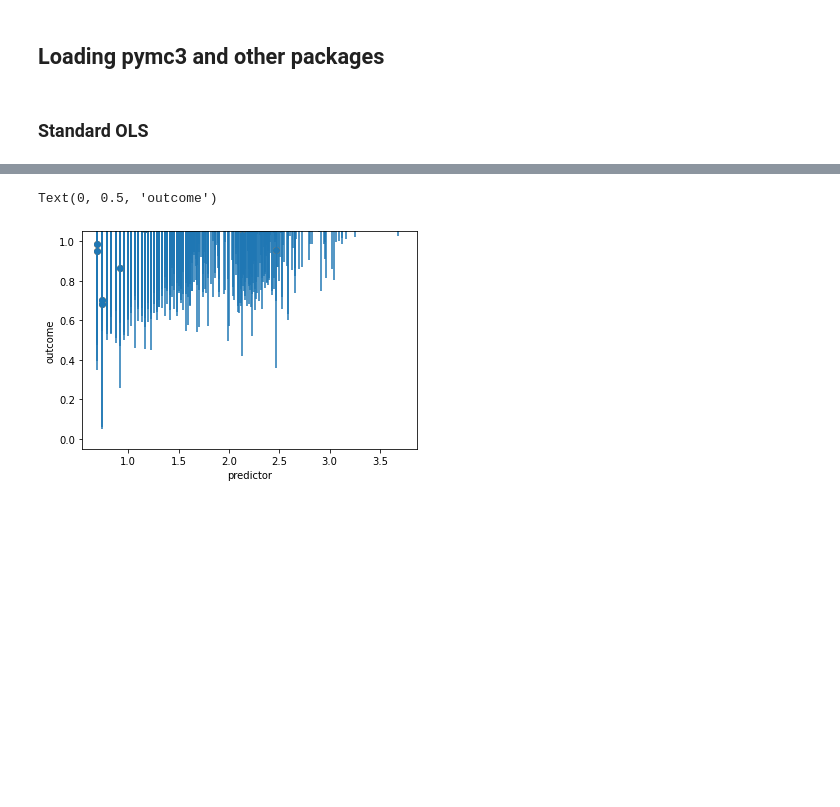
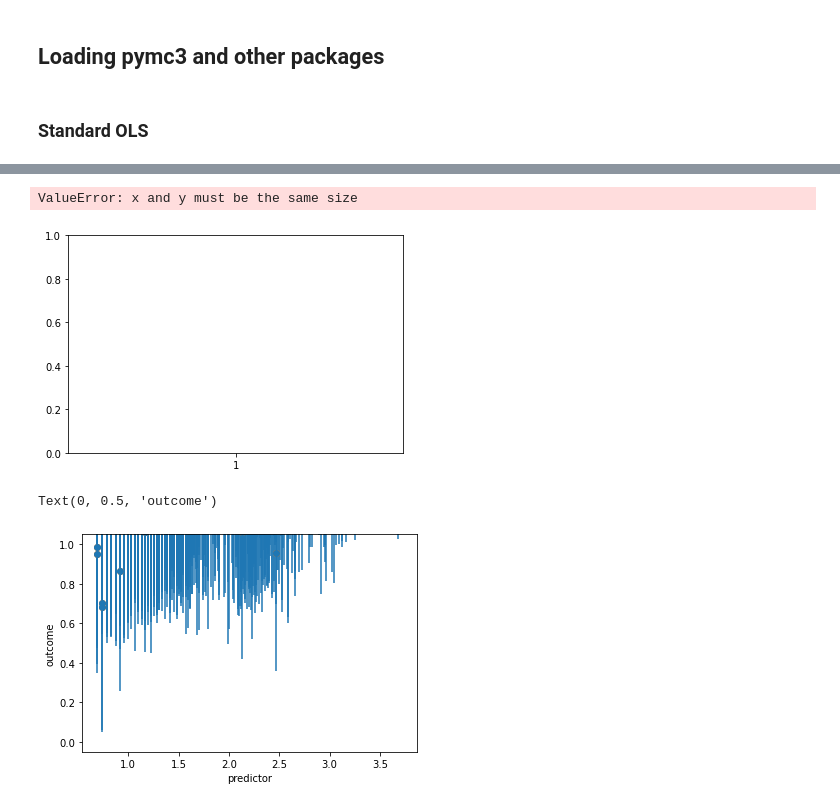
Before and after one commit to Matt-J-Christy/python_dev_practice, a Jupyter notebook: 03_model_building/03.2_rush_bayesian_ols.ipynb, the cells around one changed output, grey strips where cells are left out. Saved outputs shown, nothing was run; the diff lists cells and outputs as text; code cells hidden in the pictures; blank space fills up the shorter version.

```diff
--- a/03_model_building/03.2_rush_bayesian_ols.ipynb
+++ b/03_model_building/03.2_rush_bayesian_ols.ipynb
@@ -104,3 +180,12 @@ pred_sd = ppc['y'].std(axis = 0)
+# %%
+plt.subplots()
+plt.scatter(rush.Week, rush.rush_fantasy_pts.mean(), label = 'obs rush pts', marker = 'o')
+plt.scatter(rush.Week, y_pred, label = 'fitted values', marker = 'x')
+plt.xlabel('NFL Week Num')
+plt.ylabel('Rushing Fantasy Pts')
+# %% [output]
+ValueError: x and y must be the same size
+[figure, added]
 # %%
 plt.errorbar(x=rush.log1p_target, y=y_pred, yerr=pred_sd, linestyle='', marker='o')
 plt.plot(rush.log1p_target, y_pred, 'o')
```
Also changed, not shown: parts of 28 cells of this notebook, 1 other file.
